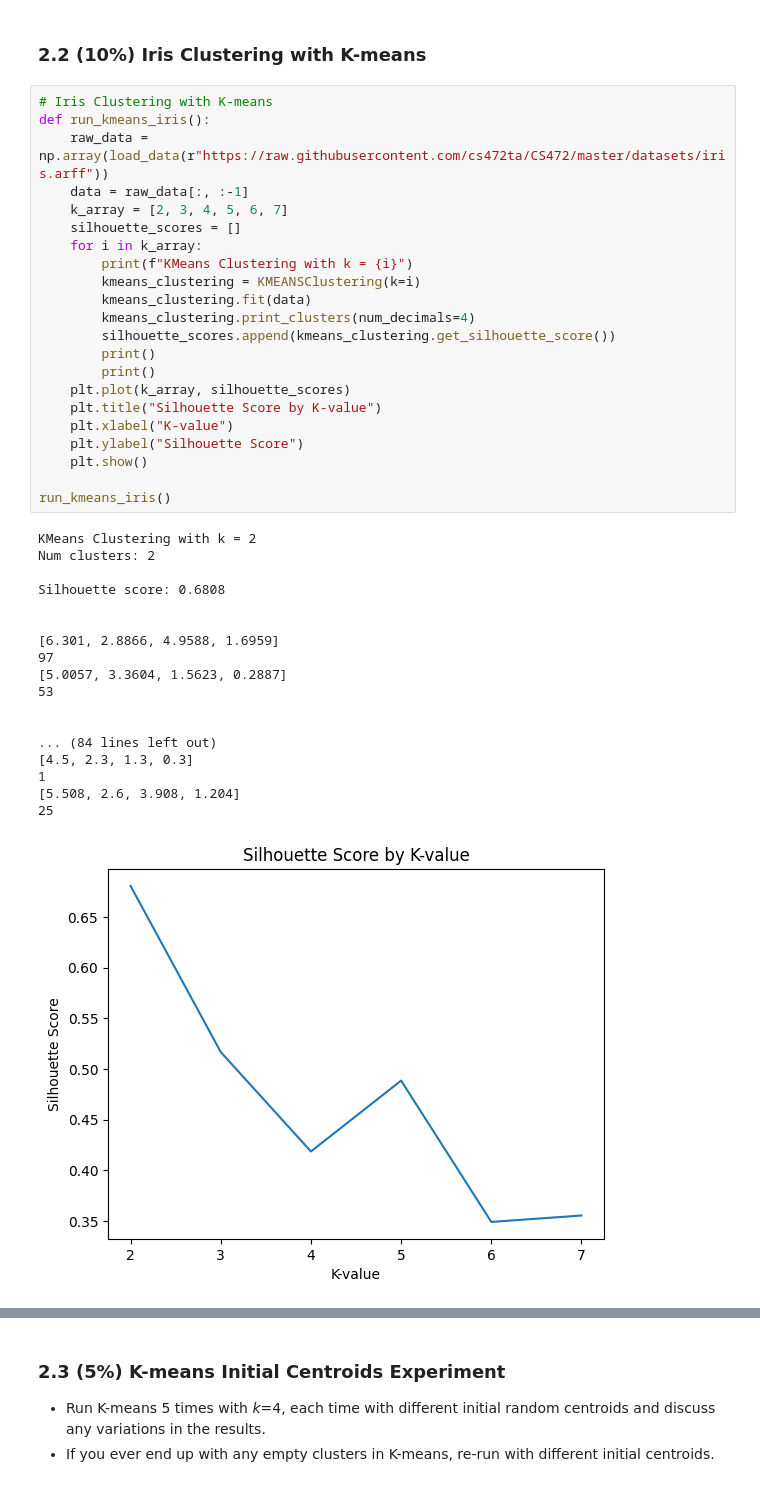
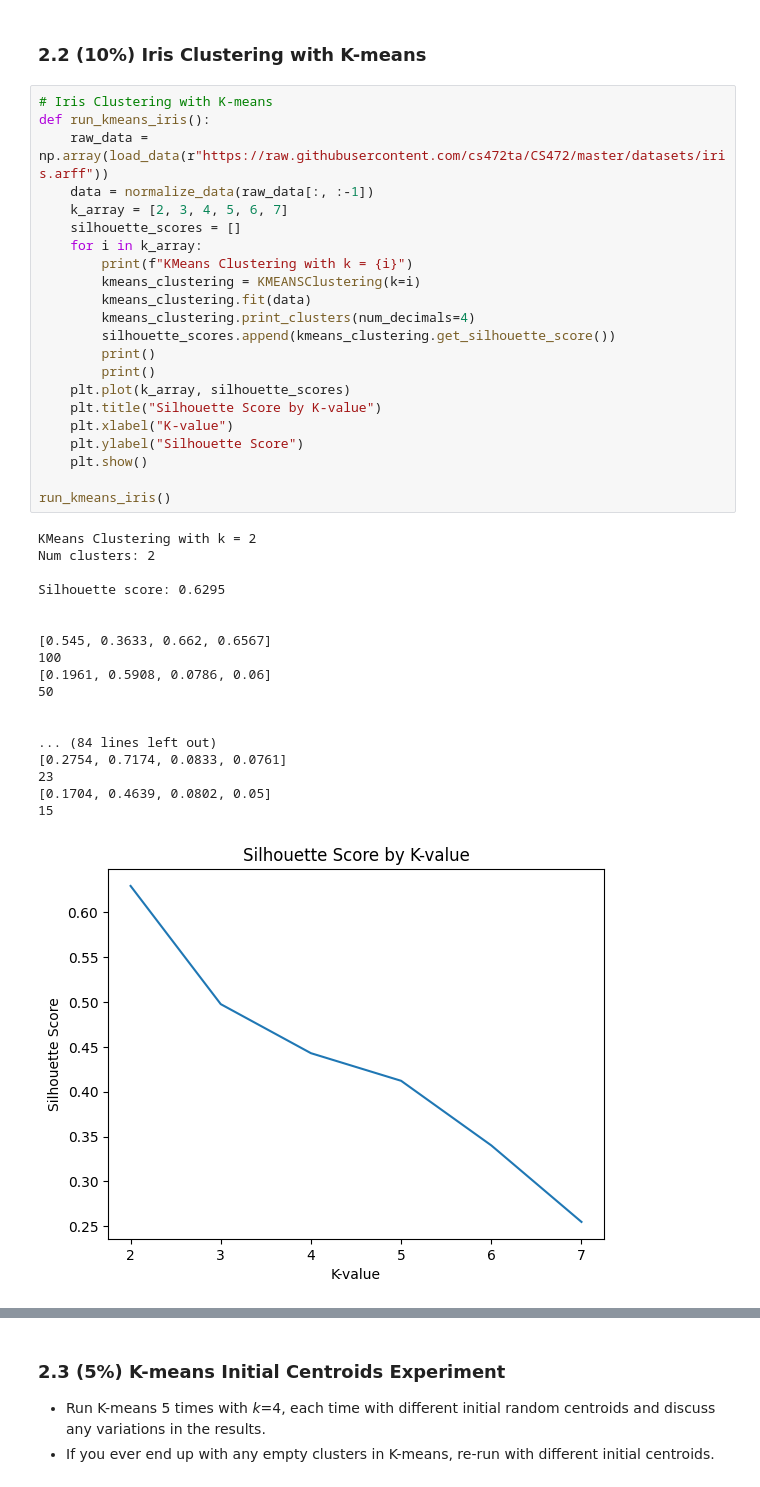
Before and after one commit to maclaurin36/CS472-clustering, a Jupyter notebook: Clustering_Lab.ipynb, the cells around one changed output, grey strips where cells are left out. Cells and saved outputs as stored; diff of their text form.

```diff
--- a/Clustering_Lab.ipynb
+++ b/Clustering_Lab.ipynb
@@ -658,41 +679,41 @@ Discuss your results including the differences between single-link and complete-
 # %%
 # Iris Clustering with K-means
 def run_kmeans_iris():
     raw_data = np.array(load_data(r"https://raw.githubusercontent.com/cs472ta/CS472/master/datasets/iris.arff"))
-    data = raw_data[:, :-1]
+    data = normalize_data(raw_data[:, :-1])
     k_array = [2, 3, 4, 5, 6, 7]
     silhouette_scores = []
     for i in k_array:
         print(f"KMeans Clustering with k = {i}")
         kmeans_clustering = KMEANSClustering(k=i)
         kmeans_clustering.fit(data)
         kmeans_clustering.print_clusters(num_decimals=4)
         silhouette_scores.append(kmeans_clustering.get_silhouette_score())
         print()
         print()
     plt.plot(k_array, silhouette_scores)
     plt.title("Silhouette Score by K-value")
     plt.xlabel("K-value")
     plt.ylabel("Silhouette Score")
     plt.show()
 
 run_kmeans_iris()
 # %% [output]
 KMeans Clustering with k = 2
 Num clusters: 2
 
-Silhouette score: 0.6808
+Silhouette score: 0.6295
 
 
-[6.301, 2.8866, 4.9588, 1.6959]
-97
-[5.0057, 3.3604, 1.5623, 0.2887]
-53
+[0.545, 0.3633, 0.662, 0.6567]
+100
+[0.1961, 0.5908, 0.0786, 0.06]
+50
 
 
 ... (84 lines left out)
-[4.5, 2.3, 1.3, 0.3]
-1
-[5.508, 2.6, 3.908, 1.204]
-25
+[0.2754, 0.7174, 0.0833, 0.0761]
+23
+[0.1704, 0.4639, 0.0802, 0.05]
+15
-[figure, old version]
+[figure, new version]
```
Also changed, not shown: parts of 24 cells of this notebook.
